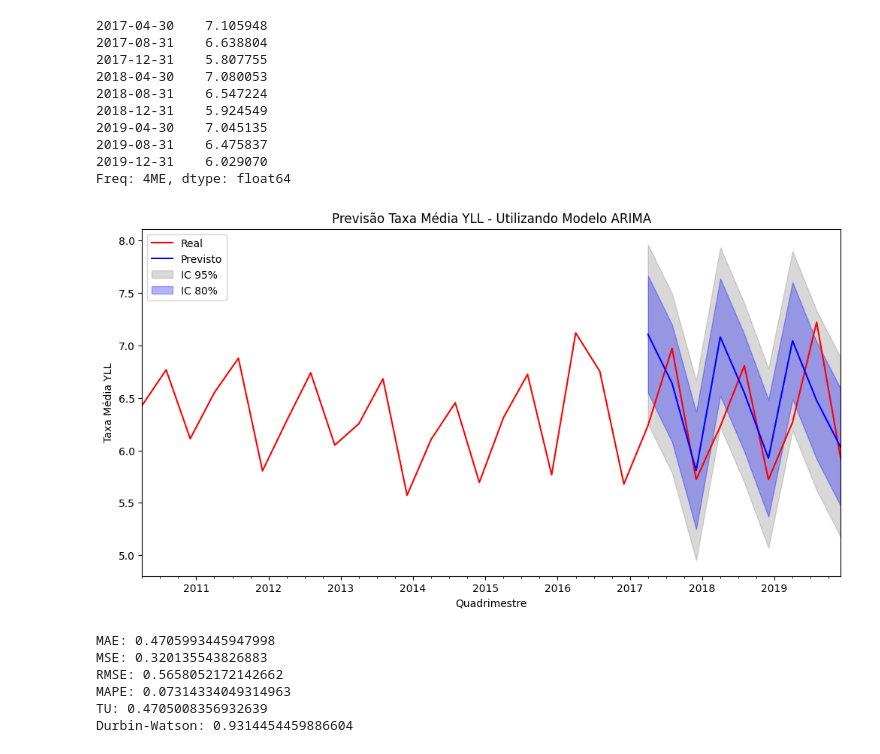
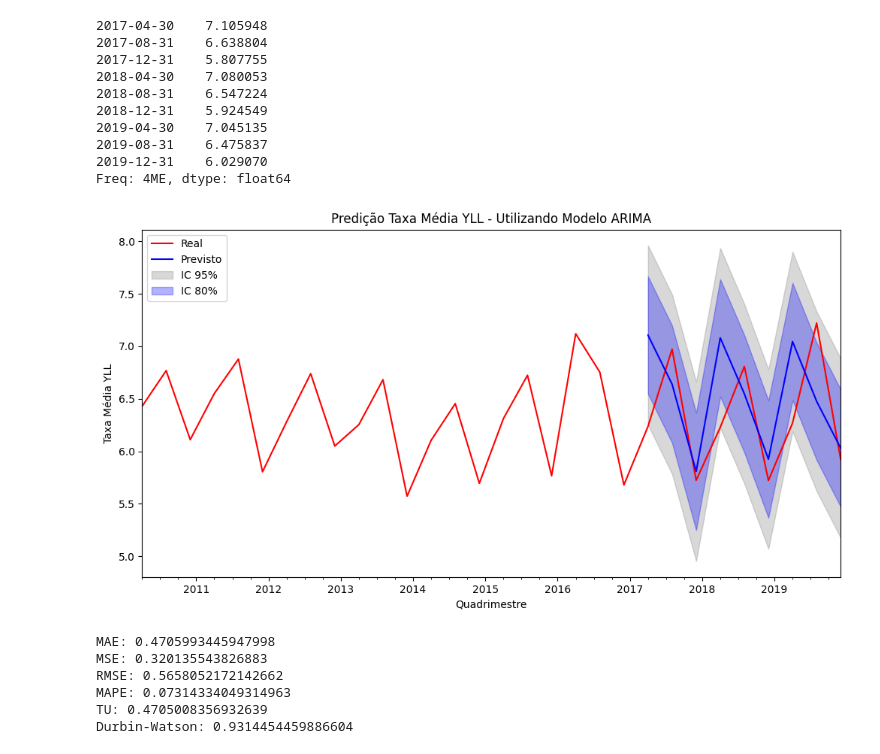
Before and after one commit to marcocesardasilva/machine_learning_time_series_yll, a Jupyter notebook: predicao/arima_e_sarima_model.ipynb, the cells around one changed output. Drawn from its saved outputs; the diff is of its cells as text; code cells hidden in the pictures.

Commit message:
Modelos

```diff
--- a/predicao/arima_e_sarima_model.ipynb
+++ b/predicao/arima_e_sarima_model.ipynb
@@ -257,28 +257,28 @@ Freq: 4ME, dtype: float64
 # %%
 # Plotar previsão vs real com ambos intervalos de confiança
 plt.figure(figsize=(12, 6))
 
 X.plot(marker='', color='red', legend=True, label='Real')
 future_forecast_arima.plot(marker='', color='blue', legend=True, label='Previsto')
 
 # Intervalo de 95%
 plt.fill_between(future_forecast_arima.index,
                  lower_bound_95, upper_bound_95,
                  color='gray', alpha=0.3, label='IC 95%')
 
 # Intervalo de 80%
 plt.fill_between(future_forecast_arima.index,
                  lower_bound_80, upper_bound_80,
                  color='blue', alpha=0.3, label='IC 80%')
 
-plt.title('Previsão Taxa Média YLL - Utilizando Modelo ARIMA')
+plt.title('Predição Taxa Média YLL - Utilizando Modelo ARIMA')
 plt.ylabel('Taxa Média YLL')
 plt.xlabel('Quadrimestre')
 plt.legend()
 # plt.grid(True)
 plt.show()
 # %% [output]
-[figure, old version]
+[figure, new version]
 # %%
 # Calcular o Erro Absoluto Médio (MAE)
 mae = mean_absolute_error(test,future_forecast_arima)
```
Also changed, not shown: parts of 3 cells of this notebook, 8 other files.
